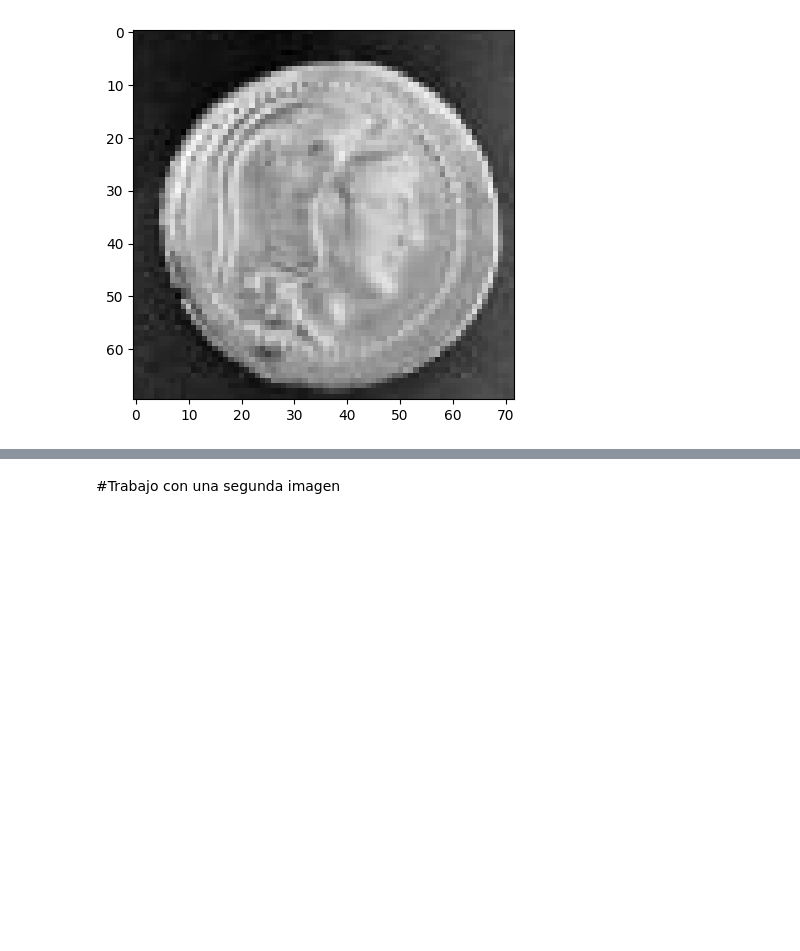
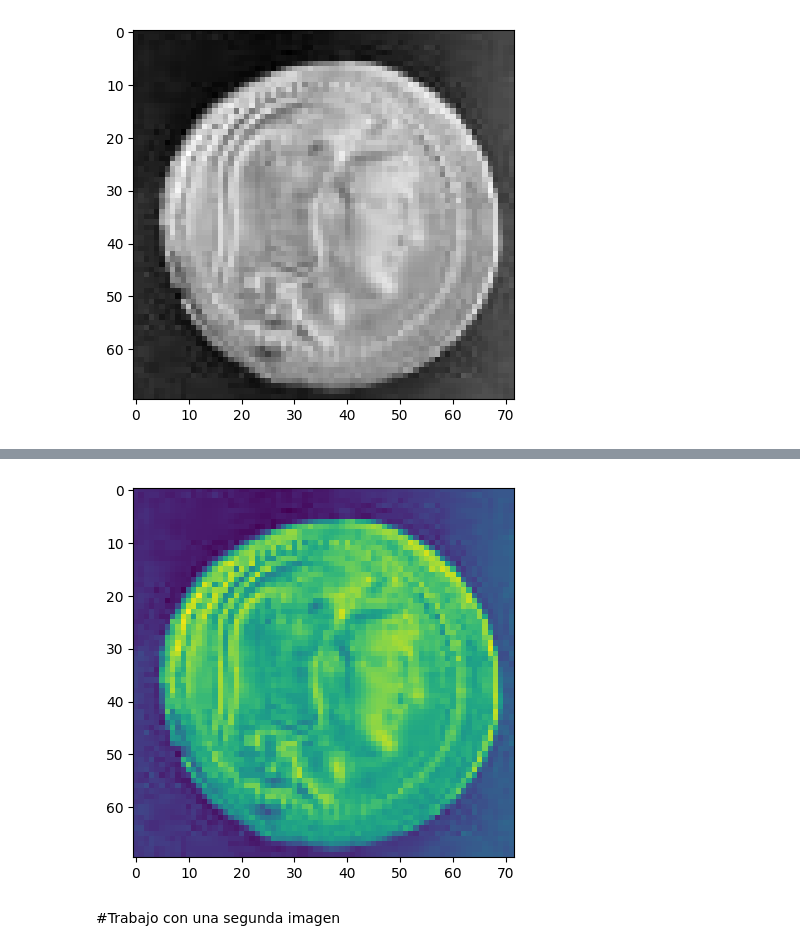
Before and after one commit to garzamorada/procesamiento_digital_de_imagenes, a Jupyter notebook: introduccion/introduccion_a_openCV.ipynb, the cells around one changed output, grey strips where cells are left out. Drawn from its saved outputs; the diff is of its cells as text; code cells hidden in the pictures; blank space fills up the shorter version.

```diff
--- a/introduccion/introduccion_a_openCV.ipynb
+++ b/introduccion/introduccion_a_openCV.ipynb
@@ -193,3 +198,10 @@ plt.show()
+# %%
+#Seleccionamos el canal V
+V=hsv_image[:,:,2]
+plt.imshow(V)
+plt.show()
+# %% [output]
+[figure, added]
 # %% [markdown]
 #Trabajo con una segunda imagen
 # %% [markdown]
```
Also changed, not shown: parts of 5 cells of this notebook.
